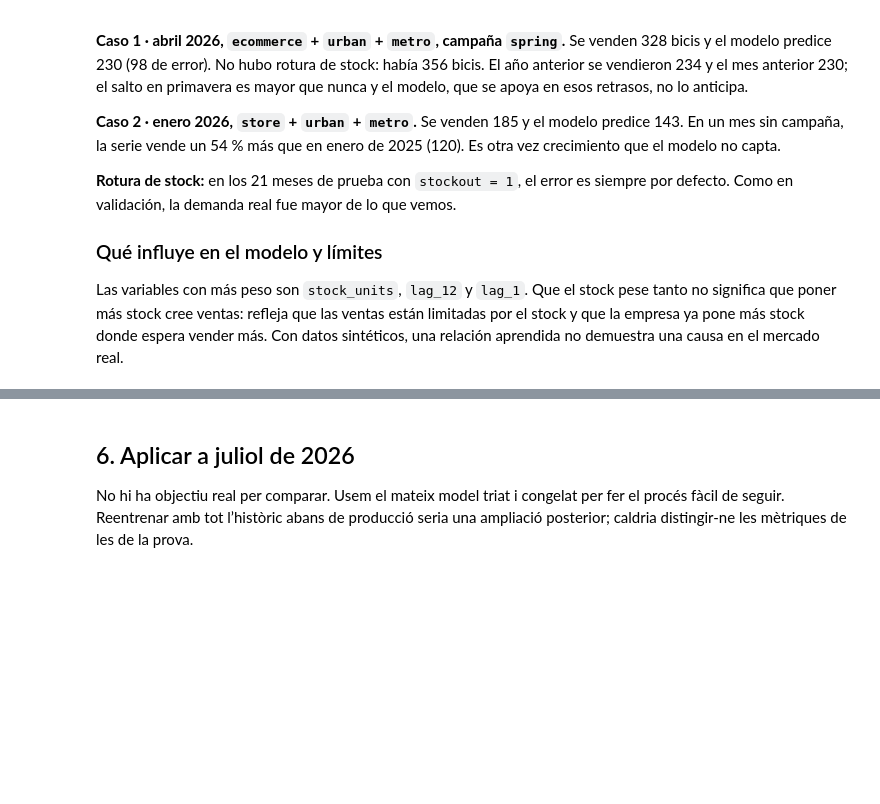
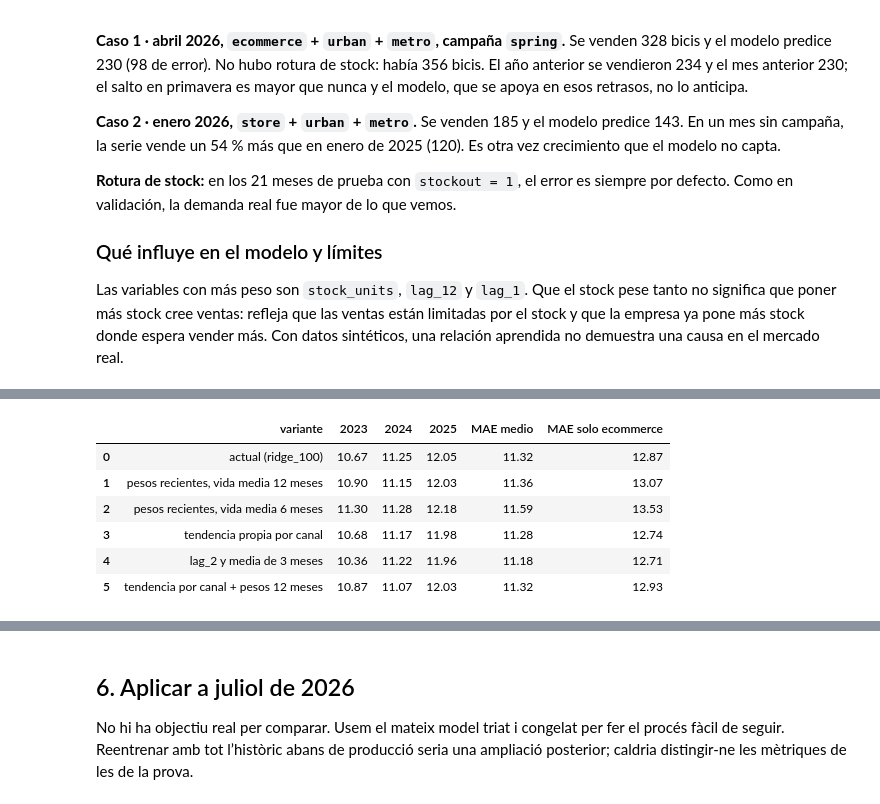
Before and after one commit to ComfyPenguin/BiciTierra_Market, a Jupyter notebook: notebooks/02_modelatge_baseline.ipynb, the cells around one changed output, grey strips where cells are left out. Cells and saved outputs as stored; diff of their text form; code cells hidden in the pictures; blank space fills up the shorter version.

Commit message:
feat(modelado): actualizar el notebook 02 con el baseline y las pruebas

```diff
--- a/notebooks/02_modelatge_baseline.ipynb
+++ b/notebooks/02_modelatge_baseline.ipynb
@@ -201,0 +230,15 @@ Model seleccionat només amb validació: ridge_100
+# %%
+# > Validación cruzada temporal: 3 rondas con entrenamiento creciente y 5 valores de alpha.
+# > Se elige el alpha con menor MAE medio entre las tres rondas. El test no se usa.
+cv_resultados = []
+for anio in [2023, 2024, 2025]:
+    cv_train = usable[usable['month'] < f'{anio}-01-01']
+    cv_valid = usable[usable['month'].dt.year == anio]
+    for alpha in [1, 10, 100, 300, 1000]:
+        modelo = fit_ridge(cv_train, alpha)
+        cv_resultados.append({'alpha': alpha, 'valida': anio,
+                              **score(cv_valid['sales_units'], cap(cv_valid, predict_ridge(cv_valid, modelo)))})
+cv_tabla = pd.DataFrame(cv_resultados).pivot(index='alpha', columns='valida', values='MAE_units')
+cv_tabla['media'] = cv_tabla.mean(axis=1)
+print('Alpha con menor MAE medio:', cv_tabla['media'].idxmin())
+cv_tabla.round(2)
@@ -329,0 +404,68 @@ Las variables con más peso son `stock_units`, `lag_12` y `lag_1`. Que el stock
+# %%
+# > Alternativas probadas con la misma validación cruzada temporal (2023–2025), con alpha = 100.
+# > Se compara el error medio y el error solo en ecommerce. El test (2026) no se usa.
+alt = sales.copy()
+alt['lag_2'] = alt.groupby(KEY)['sales_units'].shift(2)
+alt['media_3m'] = alt.groupby(KEY)['sales_units'].transform(lambda s: s.shift(1).rolling(3).mean())
+alt = alt.dropna(subset=['lag_1', 'lag_12', 'lag_2', 'media_3m'])
+
+def design_alt(frame, extra):
+    x = design(frame)
+    if 'canal' in extra:  # tendencia propia por canal
+        for canal in ['ecommerce', 'store']:
+            x[f'tiempo_{canal}'] = x['time_index'] * x[f'channel_{canal}']
+    if 'lags' in extra:   # más pistas recientes
+        x['lag_2'] = frame['lag_2'].to_numpy()
+        x['media_3m'] = frame['media_3m'].to_numpy()
+    return x
+
+def fit_alt(frame, alpha, extra=(), vida_media=None):
+    x = design_alt(frame, extra)
+    medians = x.median()
+    x = x.fillna(medians)
+    center, scale = x.mean(), x.std().replace(0, 1)
+    z = np.column_stack([np.ones(len(x)), ((x - center) / scale).to_numpy(dtype=float)])
+    peso = np.ones(len(frame))
+    if vida_media:  # el peso se divide a la mitad cada vida_media meses de antigüedad
+        meses = ((frame['month'].max() - frame['month']).dt.days / 30.44).to_numpy()
+        peso = 0.5 ** (meses / vida_media)
+    penalty = np.eye(z.shape[1]) * alpha
+    penalty[0, 0] = 0
+    beta = np.linalg.solve(z.T @ (z * peso[:, None]) + penalty, z.T @ (peso * frame['sales_units'].to_numpy()))
+    return x.columns, medians, center, scale, beta, extra
+
+def predict_alt(frame, model):
+    columns, medians, center, scale, beta, extra = model
+    x = design_alt(frame, extra).reindex(columns=columns, fill_value=0).fillna(medians)
+    return np.column_stack([np.ones(len(x)), ((x - center) / scale).to_numpy(dtype=float)]) @ beta
+
+variantes = {
+    'actual (ridge_100)': {},
+    'pesos recientes, vida media 12 meses': {'vida_media': 12},
+    'pesos recientes, vida media 6 meses': {'vida_media': 6},
+    'tendencia propia por canal': {'extra': ('canal',)},
+    'lag_2 y media de 3 meses': {'extra': ('lags',)},
+    'tendencia por canal + pesos 12 meses': {'extra': ('canal',), 'vida_media': 12},
+}
+filas = []
+for nombre, opciones in variantes.items():
+    fila, error_ecommerce = {'variante': nombre}, []
+    for anio in [2023, 2024, 2025]:
+        a_train = alt[alt['month'] < f'{anio}-01-01']
+        a_valid = alt[alt['month'].dt.year == anio]
+        pred = cap(a_valid, predict_alt(a_valid, fit_alt(a_train, 100, **opciones)))
+        error = np.abs(a_valid['sales_units'].to_numpy() - pred)
+        fila[str(anio)] = error.mean()
+        error_ecommerce.append(error[(a_valid['channel'] == 'ecommerce').to_numpy()].mean())
+    fila['MAE medio'] = np.mean([fila[str(a)] for a in [2023, 2024, 2025]])
+    fila['MAE solo ecommerce'] = np.mean(error_ecommerce)
+    filas.append(fila)
+pd.DataFrame(filas).round(2)
+# %% [output]
+|  | variante | 2023 | 2024 | 2025 | MAE medio | MAE solo ecommerce |
+| 0 | actual (ridge_100) | 10.67 | 11.25 | 12.05 | 11.32 | 12.87 |
+| 1 | pesos recientes, vida media 12 meses | 10.90 | 11.15 | 12.03 | 11.36 | 13.07 |
+| 2 | pesos recientes, vida media 6 meses | 11.30 | 11.28 | 12.18 | 11.59 | 13.53 |
+| 3 | tendencia propia por canal | 10.68 | 11.17 | 11.98 | 11.28 | 12.74 |
+| 4 | lag_2 y media de 3 meses | 10.36 | 11.22 | 11.96 | 11.18 | 12.71 |
+| 5 | tendencia por canal + pesos 12 meses | 10.87 | 11.07 | 12.03 | 11.32 | 12.93 |
```
Also changed, not shown: parts of 20 cells of this notebook.
